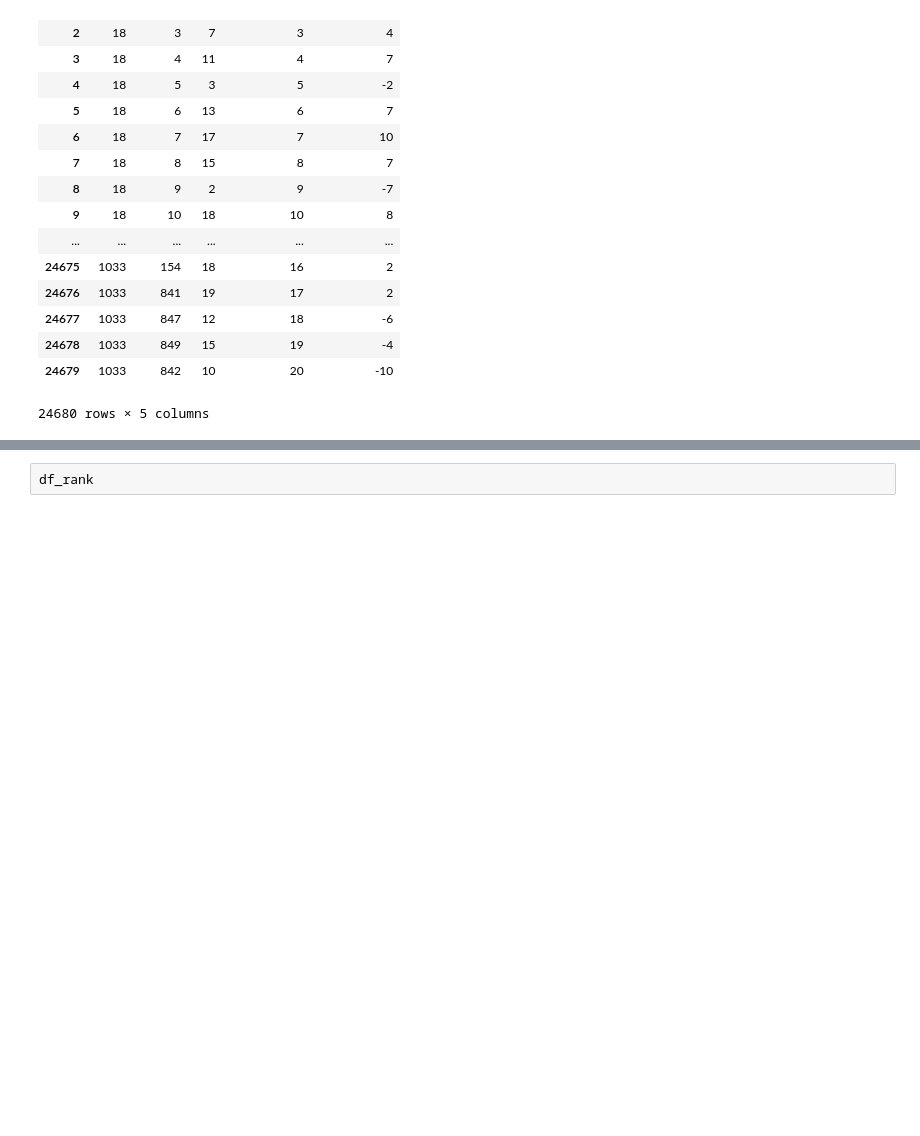
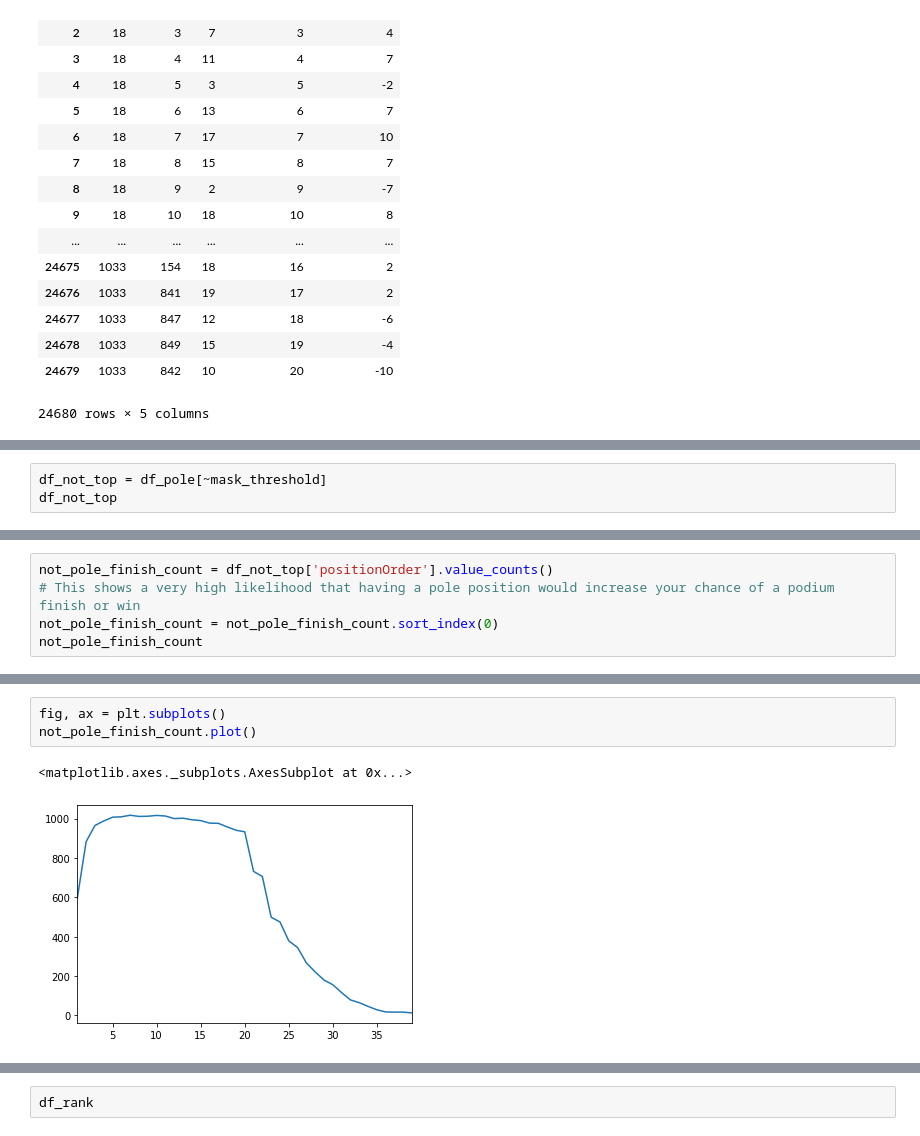
Before and after one commit to cvqnguyen/formula_1_exploration, a Jupyter notebook: exploratory_notebook.ipynb, the cells around one changed output, grey strips where cells are left out. Drawn from its saved outputs; the diff is of its cells as text; blank space fills up the shorter version.

```diff
--- a/exploratory_notebook.ipynb
+++ b/exploratory_notebook.ipynb
@@ -100,0 +112,3 @@ Name: positionOrder, dtype: int64
+# %%
+df_not_top = df_pole[~mask_threshold]
+df_not_top
@@ -100,0 +134,5 @@ Name: positionOrder, dtype: int64
+# %%
+not_pole_finish_count = df_not_top['positionOrder'].value_counts()
+# This shows a very high likelihood that having a pole position would increase your chance of a podium finish or win
+not_pole_finish_count = not_pole_finish_count.sort_index(0)
+not_pole_finish_count
@@ -100,0 +157,6 @@ Name: positionOrder, dtype: int64
+# %%
+fig, ax = plt.subplots()
+not_pole_finish_count.plot()
+# %% [output]
+<matplotlib.axes._subplots.AxesSubplot at 0x...>
+[figure, added]
```
Also changed, not shown: parts of 18 cells of this notebook.
